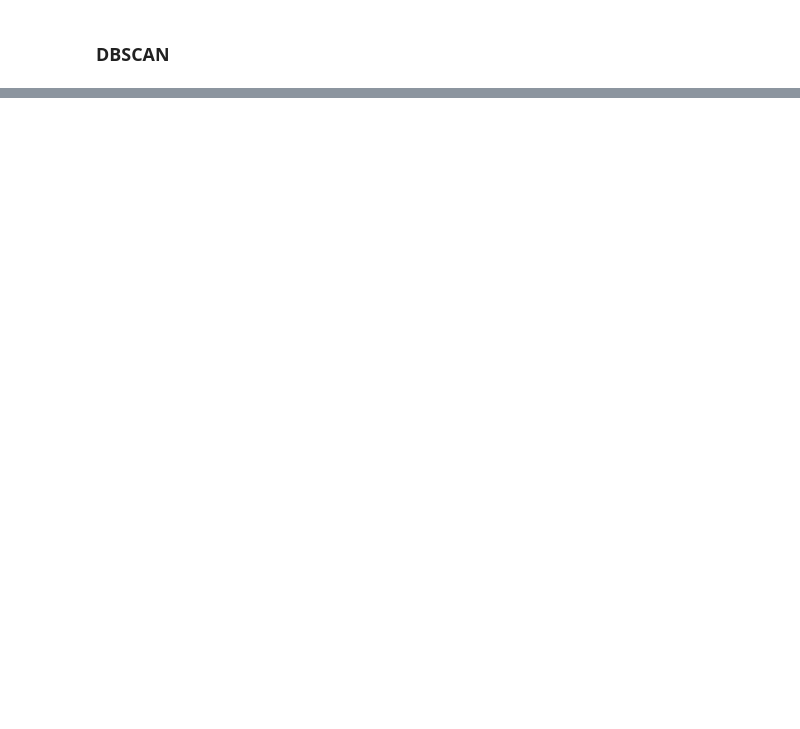
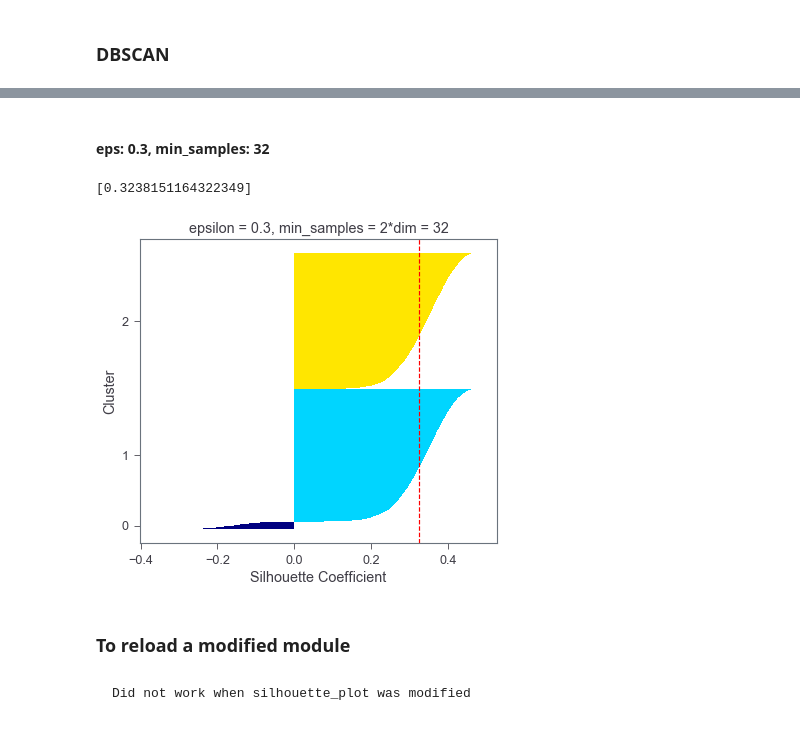
Before and after one commit to sameervk/Unsupervised_ML_of_Z_boson_decay, a Jupyter notebook: Zee-decay_DBSCAN_v1.ipynb, the cells around one changed output, grey strips where cells are left out. Drawn from its saved outputs; the diff is of its cells as text; code cells hidden in the pictures; blank space fills up the shorter version.

Commit message:
Final results v1

```diff
--- a/Zee-decay_DBSCAN_v1.ipynb
+++ b/Zee-decay_DBSCAN_v1.ipynb
@@ -301,0 +183,5 @@ sns.boxplot(dbscan_countsratio, orient = 'v', width=0.4, color = 'cyan' )
+# %%
+eps = eps[eps <=0.3]
+# %%
+eps = eps[0]
+eps
@@ -301,0 +198,4 @@ sns.boxplot(dbscan_countsratio, orient = 'v', width=0.4, color = 'cyan' )
+# %%
+dbscan1 = DBSCAN(eps = eps, min_samples = 2*train_data[:,:16].shape[1], metric = 'euclidean', n_jobs=3)
+# %%
+dbscan1_results = dbscan1.fit(train_data[:,:16])
@@ -301,0 +401,2 @@ sns.boxplot(dbscan_countsratio, orient = 'v', width=0.4, color = 'cyan' )
+# %% [markdown]
+#### eps: 0.3, min_samples: 32
@@ -301,0 +405,11 @@ sns.boxplot(dbscan_countsratio, orient = 'v', width=0.4, color = 'cyan' )
+# %%
+sil_values.append(silhouette_score(train_data[:,:16], dbscan1_results.labels_))
+sil_values
+# %% [output]
+[0.3238151164322349]
+# %%
+silhouette_plot(train_data[:,:16], dbscan1_results.labels_, title = 'epsilon = 0.3, min_samples = 2*dim = 32')
+# %% [output]
+[figure, added]
+# %% [markdown]
+### To reload a modified module
@@ -301,0 +420,2 @@ sns.boxplot(dbscan_countsratio, orient = 'v', width=0.4, color = 'cyan' )
+# %% [markdown]
+    Did not work when silhouette_plot was modified
```
Also changed, not shown: parts of 199 cells of this notebook.
